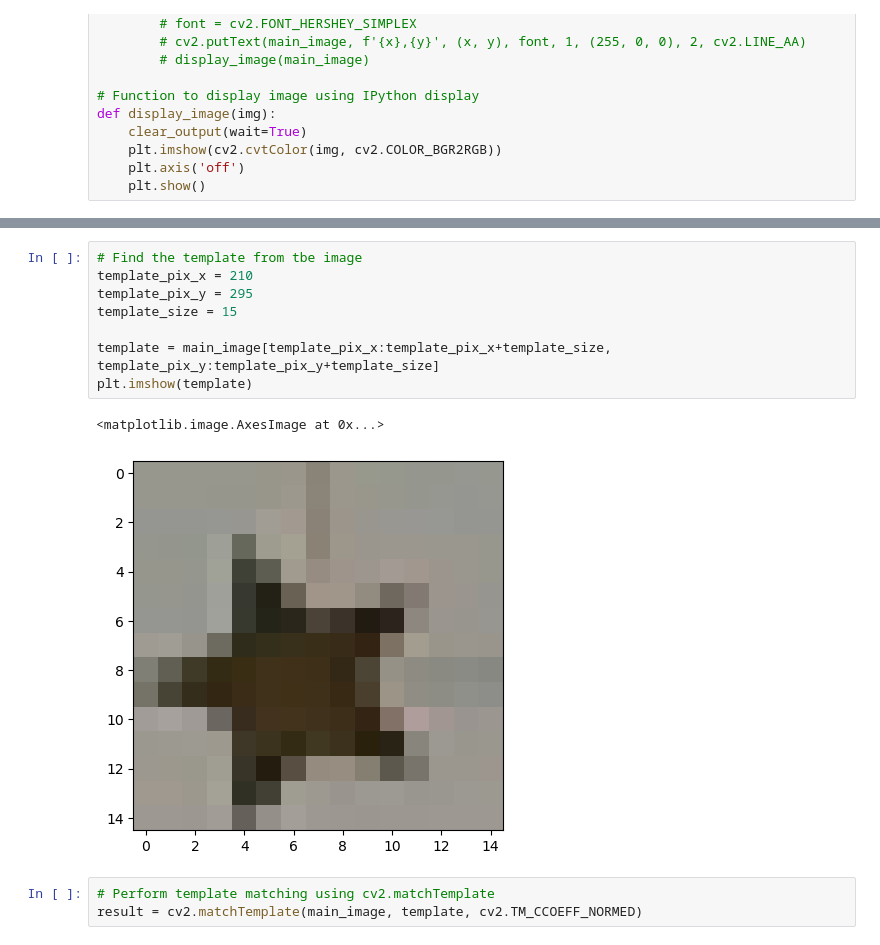
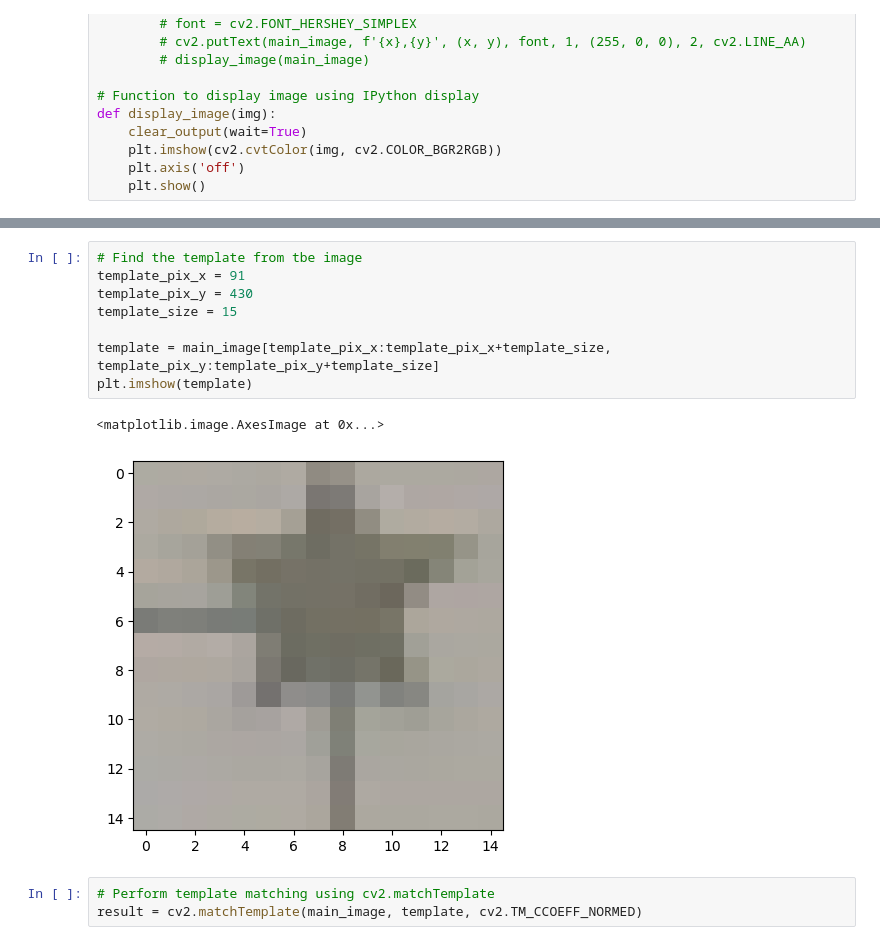
Before and after one commit to vidurayashan/robot-tictactoe, a Jupyter notebook: algo.ipynb, the cells around one changed output, grey strips where cells are left out. Saved outputs shown, nothing was run; the diff lists cells and outputs as text.

```diff
--- a/algo.ipynb
+++ b/algo.ipynb
@@ -60,14 +73,14 @@ Clicked at: x=295, y=215
 # %%
 # Find the template from tbe image
-template_pix_x = 210
-template_pix_y = 295
+template_pix_x = 91
+template_pix_y = 430
 template_size = 15
 
 template = main_image[template_pix_x:template_pix_x+template_size, template_pix_y:template_pix_y+template_size]
 plt.imshow(template)
 # %% [output]
 <matplotlib.image.AxesImage at 0x...>
-[figure, old version]
+[figure, new version]
 # %%
 # Perform template matching using cv2.matchTemplate
 result = cv2.matchTemplate(main_image, template, cv2.TM_CCOEFF_NORMED)
```
Also changed, not shown: parts of 19 cells of this notebook.
